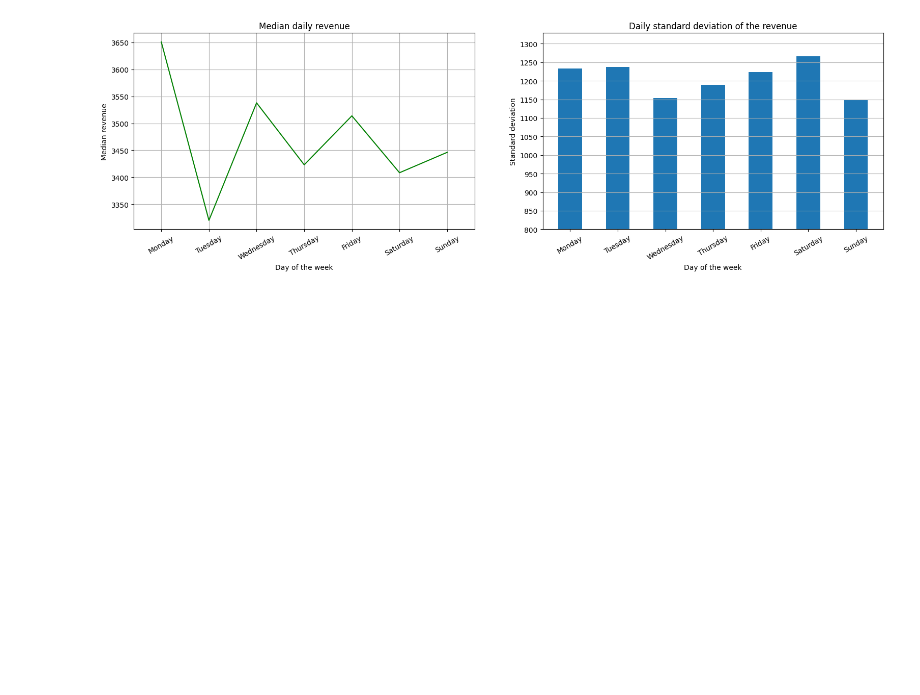
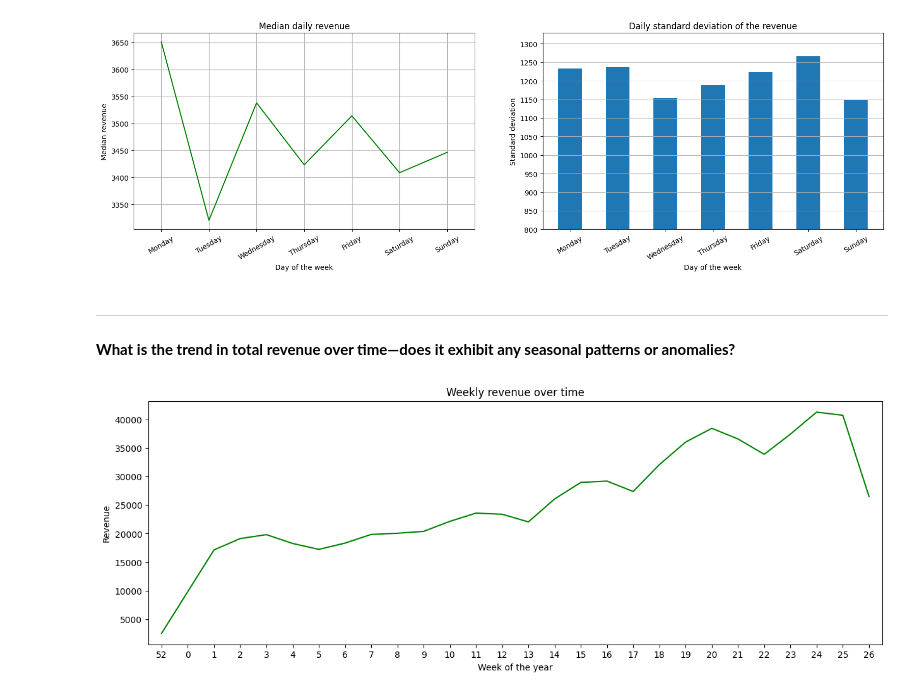
Before and after one commit to Michael-Kornilich/coffee_shop_analysis, a Jupyter notebook: script.ipynb, the cells around one changed output. Drawn from its saved outputs; the diff is of its cells as text; code cells hidden in the pictures; blank space fills up the shorter version.

```diff
--- a/script.ipynb
+++ b/script.ipynb
@@ -182,3 +183,22 @@ bar.set_xlabel("Day of the week")
 bar.set_ylabel("Standard deviation");
 # %% [output]
 [figure]
+# %% [markdown]
+---
+**What is the trend in total revenue over time—does it exhibit any seasonal patterns or anomalies?**
+# %%
+shifted_weeks = np.where(weeks==52,-1,weeks.astype("int64"))
+
+grouped_revenue = revenue.groupby(shifted_weeks).sum()
+
+# charting
+fig, ax = plt.subplots(figsize=(15,5))
+ax.plot(grouped_revenue,color="green")
+ax.set_xticks(range(-1,27))
+ax.set_xticklabels([52]+list(range(27)))
+ax.set_xlim(-1.5,26.5)
+ax.set_title("Weekly revenue over time")
+ax.set_xlabel("Week of the year")
+ax.set_ylabel("Revenue");
+# %% [output]
+[figure, added]
```
Also changed, not shown: parts of 1 cell of this notebook.
